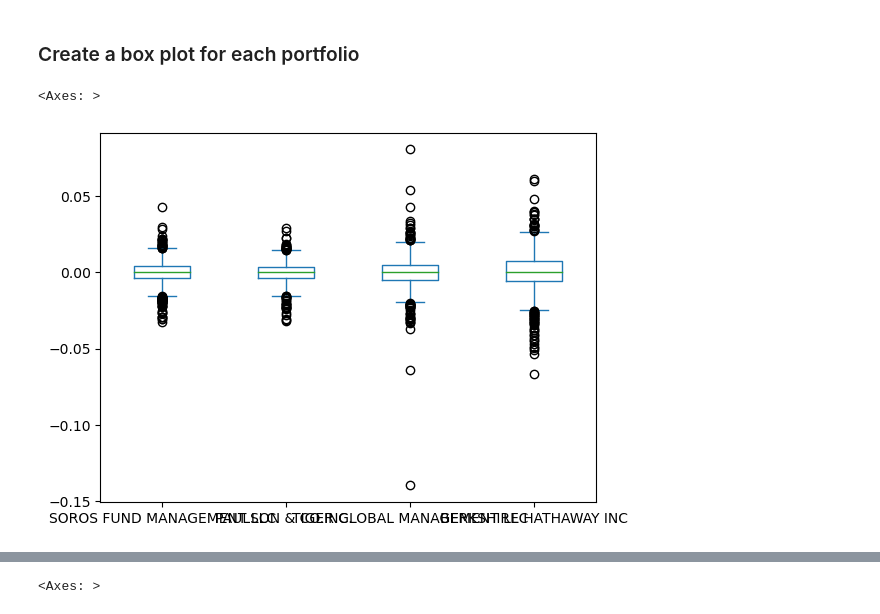
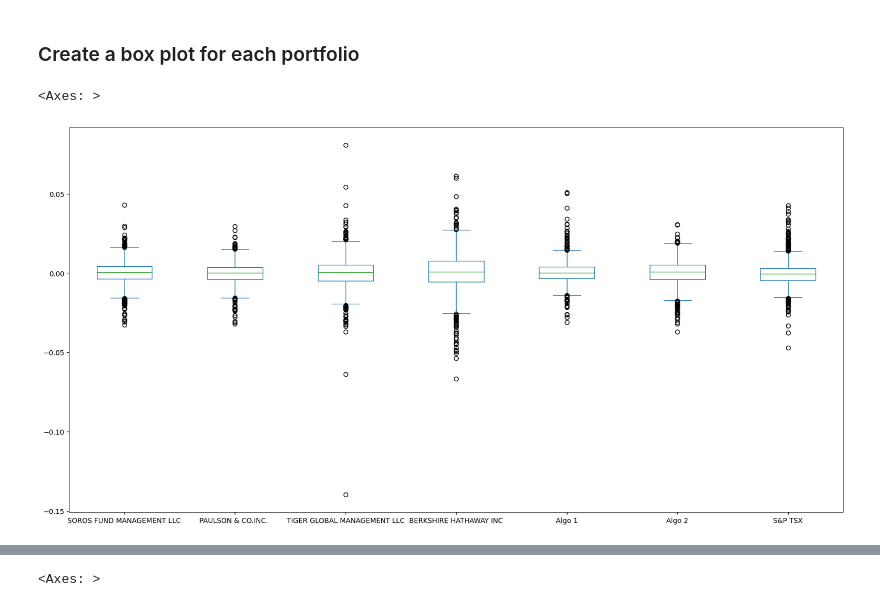
Before and after one commit to eyva19/Portfolio_perfomance_assessment, a Jupyter notebook: whale_analysis.ipynb, the cells around one changed output, grey strips where cells are left out. Saved outputs shown, nothing was run; the diff lists cells and outputs as text; code cells hidden in the pictures.

```diff
--- a/whale_analysis.ipynb
+++ b/whale_analysis.ipynb
@@ -256,7 +256,7 @@ Determine the _risk_ of each portfolio:
 ### Create a box plot for each portfolio
 # %%
 # Box plot to visually show risk
-whale_df.plot.box()
+combined_df.plot.box(figsize=(20,10))
 # %% [output]
 <Axes: >
-[figure, old version]
+[figure, new version]
```
Also changed, not shown: parts of 14 cells of this notebook.
